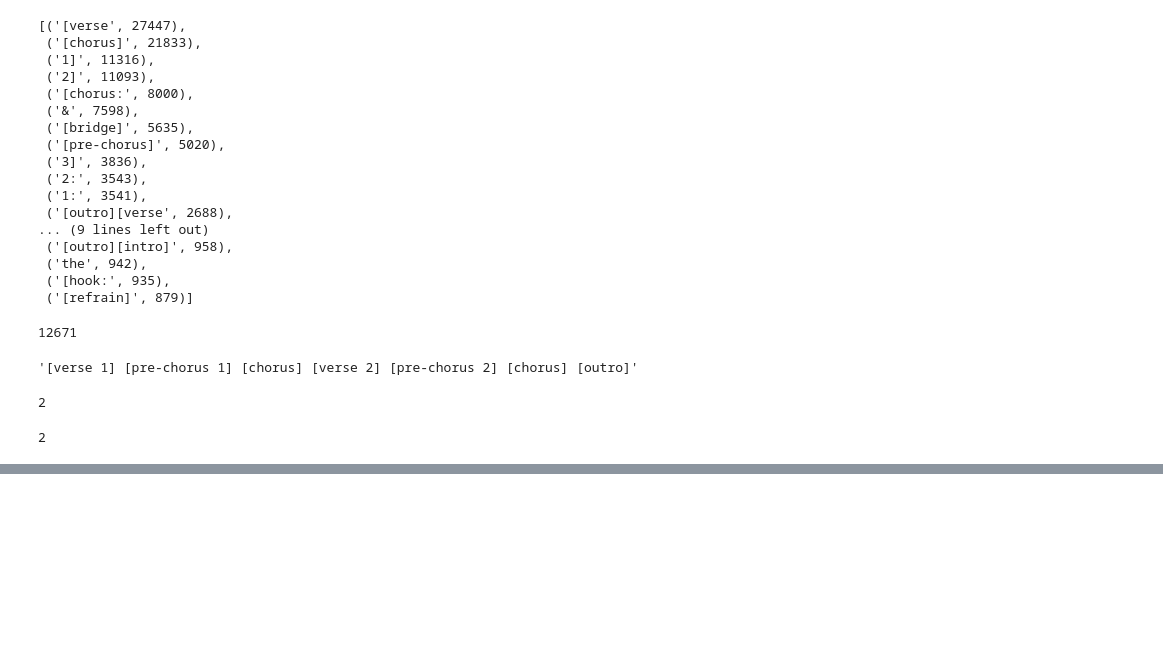
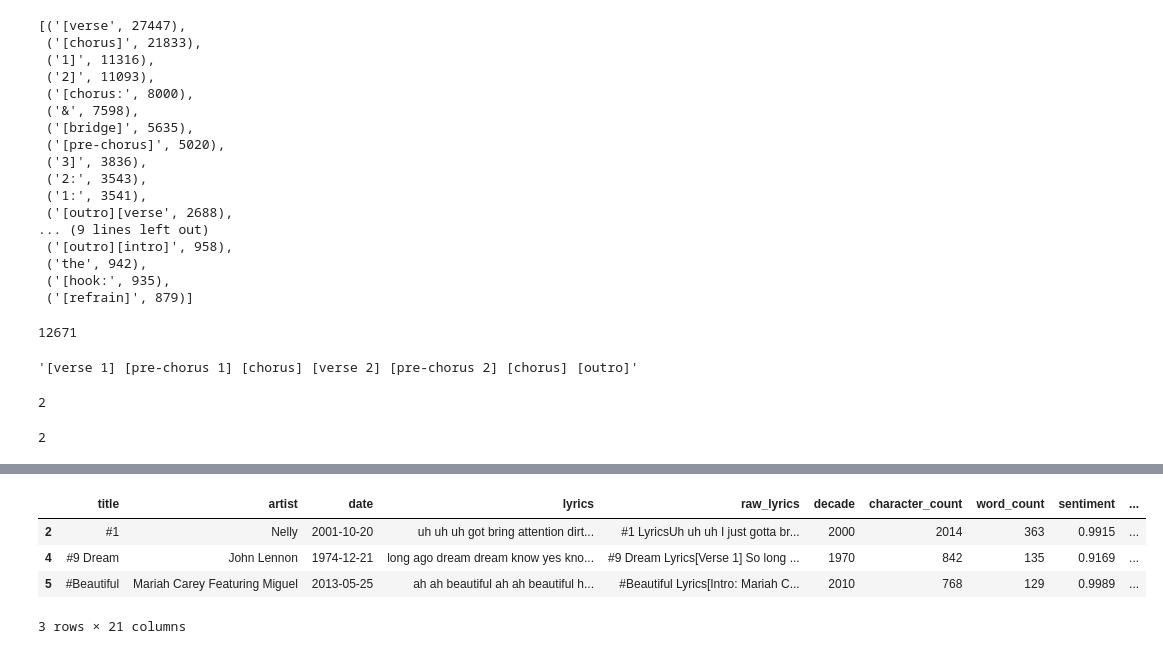
Before and after one commit to CBRJ-Lyrical-Metrics/lyrical-evolution-capstone, a Jupyter notebook: Drafts/chris_work.ipynb, the cells around one changed output, grey strips where cells are left out. Drawn from its saved outputs; the diff is of its cells as text; code cells hidden in the pictures; blank space fills up the shorter version.

```diff
--- a/Drafts/chris_work.ipynb
+++ b/Drafts/chris_work.ipynb
@@ -350,0 +403,23 @@ songs.sample(3)
+# %%
+def get_unique_words(text):
+    """
+    Get unique words in text
+    """
+
+    # Create a list of words separated by a space
+    words = text.split()
+    # Create a variable to hold a list of unique words
+    unique_words = set(words)
+    # Join unique words list with a new string
+    new_string = " ".join(unique_words)
+    return new_string
+# %%
+df['unique_words'] = df.lyrics.apply(get_unique_words)
+df['n_unique_words'] = df.unique_words.apply(lambda x: len(x.split()))
+df.head(3)
+# %% [output]
+|  | title | artist | date | lyrics | raw_lyrics | decade | character_count | word_count | sentiment | ... |
+| 2 | #1 | Nelly | 2001-10-20 | uh uh uh got bring attention dirt... | #1 LyricsUh uh uh I just gotta br... | 2000 | 2014 | 363 | 0.9915 | ... |
+| 4 | #9 Dream | John Lennon | 1974-12-21 | long ago dream dream know yes kno... | #9 Dream Lyrics[Verse 1] So long ... | 1970 | 842 | 135 | 0.9169 | ... |
+| 5 | #Beautiful | Mariah Carey Featuring Miguel | 2013-05-25 | ah ah beautiful ah ah beautiful h... | #Beautiful Lyrics[Intro: Mariah C... | 2010 | 768 | 129 | 0.9989 | ... |
+3 rows × 21 columns
```
Also changed, not shown: parts of 6 cells of this notebook, 1 other file.
